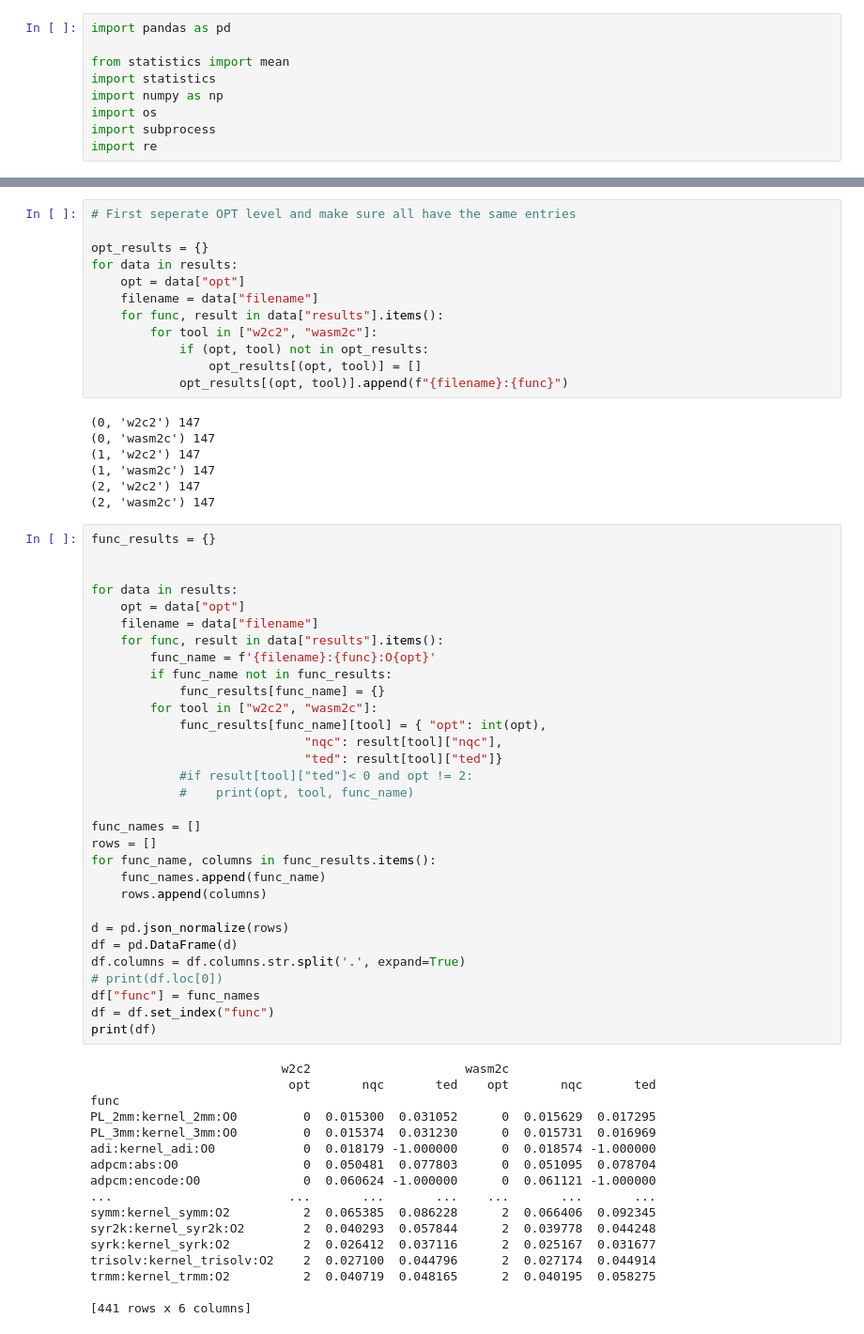
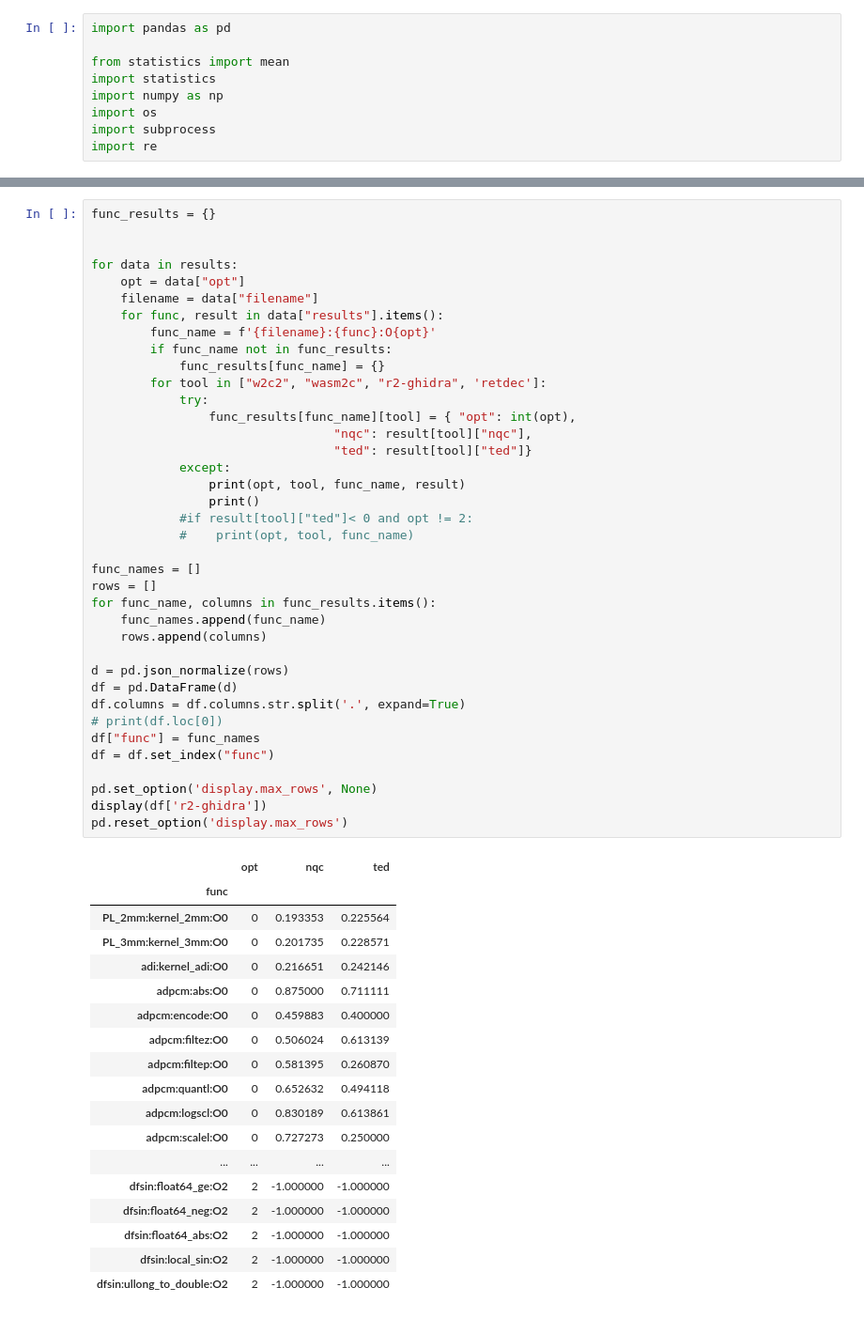
Before and after one commit to spencerwuwu/WASM-decomp_eval, a Jupyter notebook: g_charts.ipynb, the cells around one changed output, grey strips where cells are left out. Shown at 94% size. Drawn from its saved outputs; the diff is of its cells as text.

```diff
--- a/g_charts.ipynb
+++ b/g_charts.ipynb
@@ -23,68 +46,58 @@ results[0]
-# %%
-# First seperate OPT level and make sure all have the same entries
-
-opt_results = {}
-for data in results:
-    opt = data["opt"]
-    filename = data["filename"]
-    for func, result in data["results"].items():
-        for tool in ["w2c2", "wasm2c"]:
-            if (opt, tool) not in opt_results:
-                opt_results[(opt, tool)] = []
-            opt_results[(opt, tool)].append(f"{filename}:{func}")
-# %% [output]
-(0, 'w2c2') 147
-(0, 'wasm2c') 147
-(1, 'w2c2') 147
-(1, 'wasm2c') 147
-(2, 'w2c2') 147
-(2, 'wasm2c') 147
 # %%
 func_results = {}
 
 
 for data in results:
     opt = data["opt"]
     filename = data["filename"]
     for func, result in data["results"].items():
         func_name = f'{filename}:{func}:O{opt}'
         if func_name not in func_results:
             func_results[func_name] = {}
-        for tool in ["w2c2", "wasm2c"]:
-            func_results[func_name][tool] = { "opt": int(opt),
-                             "nqc": result[tool]["nqc"],
-                             "ted": result[tool]["ted"]}
+        for tool in ["w2c2", "wasm2c", "r2-ghidra", 'retdec']:
+            try:
+                func_results[func_name][tool] = { "opt": int(opt),
+                                 "nqc": result[tool]["nqc"],
+                                 "ted": result[tool]["ted"]}
+            except:
+                print(opt, tool, func_name, result)
+                print()
             #if result[tool]["ted"]< 0 and opt != 2:
             #    print(opt, tool, func_name)
 
 func_names = []
 rows = []
 for func_name, columns in func_results.items():
     func_names.append(func_name)
     rows.append(columns)
 
 d = pd.json_normalize(rows)
 df = pd.DataFrame(d)
 df.columns = df.columns.str.split('.', expand=True)
 # print(df.loc[0])
 df["func"] = func_names
 df = df.set_index("func")
-print(df)
+
+pd.set_option('display.max_rows', None)
+display(df['r2-ghidra'])
+pd.reset_option('display.max_rows')
 # %% [output]
-                          w2c2                     wasm2c
-                           opt       nqc       ted    opt       nqc       ted
-func
-PL_2mm:kernel_2mm:O0         0  0.015300  0.031052      0  0.015629  0.017295
-PL_3mm:kernel_3mm:O0         0  0.015374  0.031230      0  0.015731  0.016969
-adi:kernel_adi:O0            0  0.018179 -1.000000      0  0.018574 -1.000000
-adpcm:abs:O0                 0  0.050481  0.077803      0  0.051095  0.078704
-adpcm:encode:O0              0  0.060624 -1.000000      0  0.061121 -1.000000
-...                        ...       ...       ...    ...       ...       ...
-symm:kernel_symm:O2          2  0.065385  0.086228      2  0.066406  0.092345
-syr2k:kernel_syr2k:O2        2  0.040293  0.057844      2  0.039778  0.044248
-syrk:kernel_syrk:O2          2  0.026412  0.037116      2  0.025167  0.031677
-trisolv:kernel_trisolv:O2    2  0.027100  0.044796      2  0.027174  0.044914
-trmm:kernel_trmm:O2          2  0.040719  0.048165      2  0.040195  0.058275
-
-[441 rows x 6 columns]
+|  | opt | nqc | ted |
+| func |  |  |  |
+| PL_2mm:kernel_2mm:O0 | 0 | 0.193353 | 0.225564 |
+| PL_3mm:kernel_3mm:O0 | 0 | 0.201735 | 0.228571 |
+| adi:kernel_adi:O0 | 0 | 0.216651 | 0.242146 |
+| adpcm:abs:O0 | 0 | 0.875000 | 0.711111 |
+| adpcm:encode:O0 | 0 | 0.459883 | 0.400000 |
+| adpcm:filtez:O0 | 0 | 0.506024 | 0.613139 |
+| adpcm:filtep:O0 | 0 | 0.581395 | 0.260870 |
+| adpcm:quantl:O0 | 0 | 0.652632 | 0.494118 |
+| adpcm:logscl:O0 | 0 | 0.830189 | 0.613861 |
+| adpcm:scalel:O0 | 0 | 0.727273 | 0.250000 |
+| ... | ... | ... | ... |
+| dfsin:float64_ge:O2 | 2 | -1.000000 | -1.000000 |
+| dfsin:float64_neg:O2 | 2 | -1.000000 | -1.000000 |
+| dfsin:float64_abs:O2 | 2 | -1.000000 | -1.000000 |
+| dfsin:local_sin:O2 | 2 | -1.000000 | -1.000000 |
+| dfsin:ullong_to_double:O2 | 2 | -1.000000 | -1.000000 |
 # %%
```
Also changed, not shown: parts of 6 cells of this notebook.
